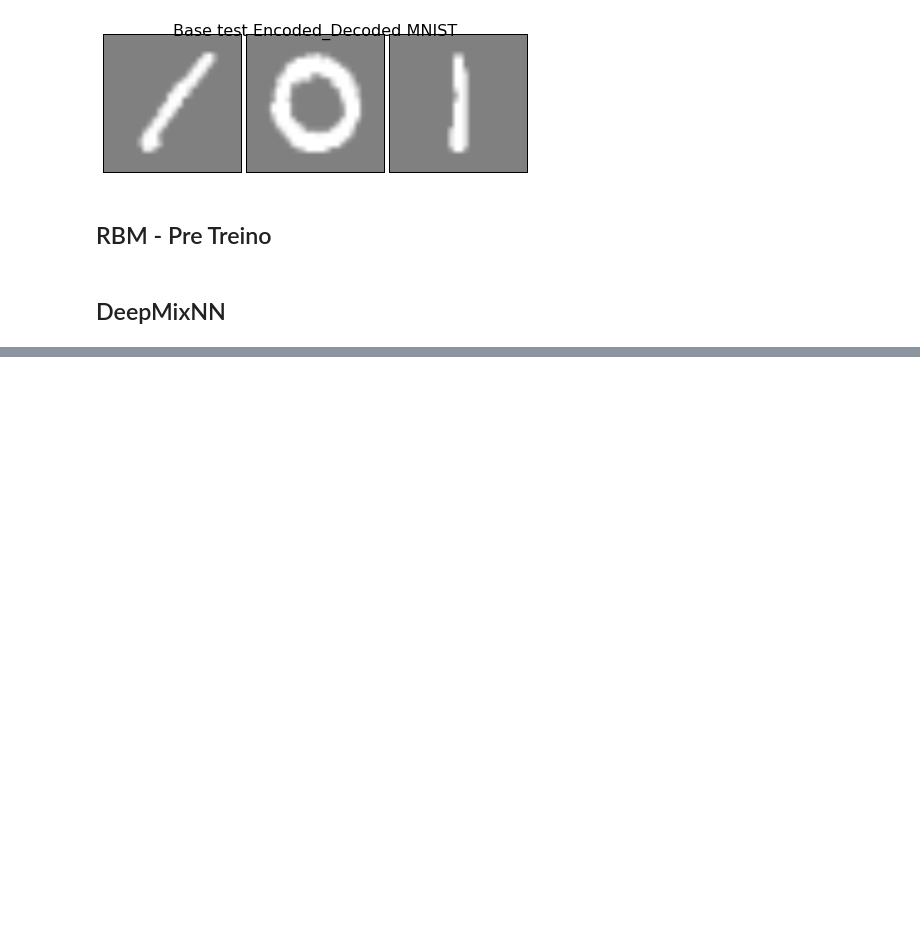
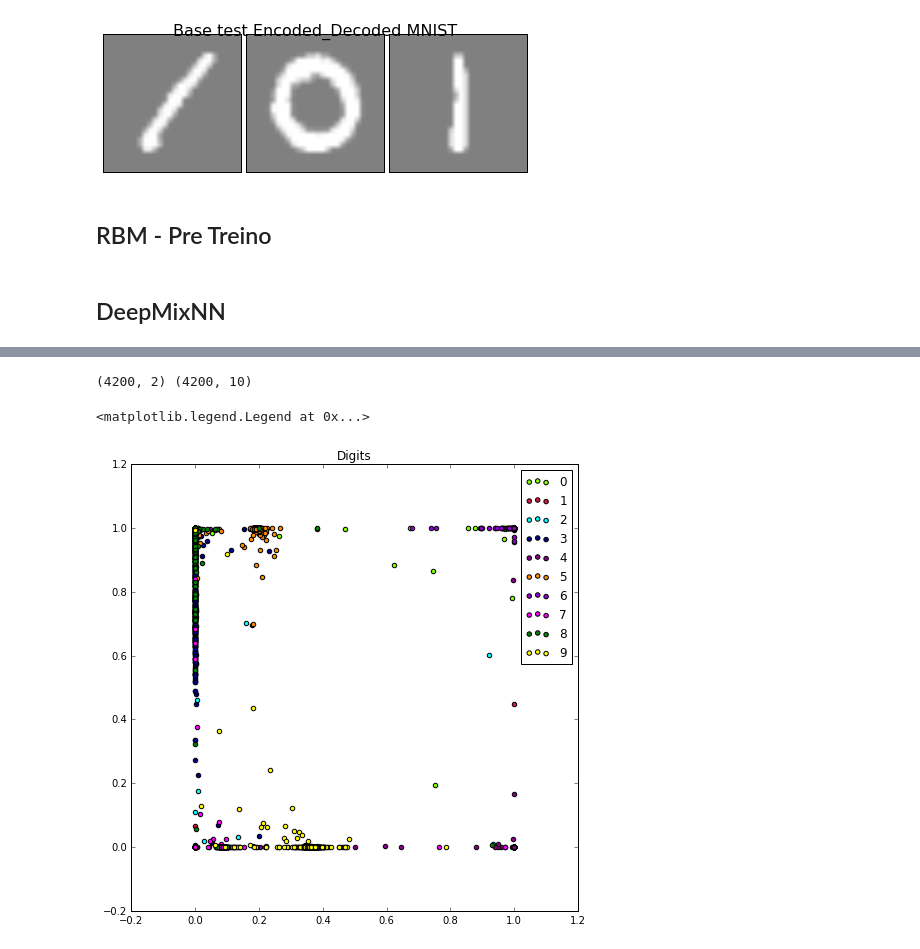
Before and after one commit to alvarojoao/deep-learning-projects, a Jupyter notebook: DeepMixNN-RBM-STACKED-classification.ipynb, the cells around one changed output, grey strips where cells are left out. Drawn from its saved outputs; the diff is of its cells as text; code cells hidden in the pictures; blank space fills up the shorter version.

```diff
--- a/DeepMixNN-RBM-STACKED-classification.ipynb
+++ b/DeepMixNN-RBM-STACKED-classification.ipynb
@@ -183,0 +259,12 @@ mixDbn.cost
+# %%
+
+# Autoencoder
+mixDbn = DeepMixNN(784,10, [1000, 500,250],  [['rbmw1', 'rbmhb1'],
+                                                ['rbmw2', 'rbmhb2'],
+                                                ['rbmw3', 'rbmhb3']],
+                                           finetune_learning_rate=0.3,keep_prob=0.9,dir_='mixDbn-noRBM')
+# Load RBM weights to Autoencoder
+# mixDbn.load_rbm_weights('./data-models/rbmw1.chp', ['rbmw1', 'rbmhb1'], 0)
+# mixDbn.load_rbm_weights('./data-models/rbmw2.chp', ['rbmw2', 'rbmhb2'], 1)
+# mixDbn.load_rbm_weights('./data-models/rbmw3.chp', ['rbmw3', 'rbmhb3'], 2)
+# mixDbn.load_rbm_weights('./data-models/rbmw4.chp', ['rbmw4', 'rbmhb4'], 3)
@@ -205,3 +470,0 @@ mixDbn
-# %%
-print(mixDbn.compute_cost(X_test,y_test))
-mixDbn.partial_fit(X_test,y_test)
@@ -211,4 +470,0 @@ mixDbn.partial_fit(X_test,y_test)
-# %%
-mixDbn.load_weights('./data-models/mixDbn.chp')
-y_true, y_pred = np.argmax(y_test, axis=1), mixDbn.predict(X_test) # Get our predictions
-print(classification_report(y_true, y_pred)) # Classification on each digit
@@ -237,0 +471,13 @@ saveFileForSubmission(mixDbn.predict(imagestest),custonFileName="custoMixDbn1.cs
+# %%
+colors= ["chartreuse","crimson","cyan","darkblue","darkmagenta","darkorange","darkviolet","fuchsia","green","yellow"]
+# colors = plt.cm.Spectral(np.linspace(0, 1, 10))
+
+X_transformed = mixDbn.transform(X_test)
+y_test_int = np.argmax(y_test, axis=1)
+
+plt.figure(figsize=(8, 8))
+for c, i,target_name in zip(colors, range(10),map(lambda x:str(x),range(10))):
+    plt.scatter(X_transformed[y_test_int == i, 0], X_transformed[y_test_int == i, 1],
+                c=c, label=target_name)
+    plt.title("Digits")
+plt.legend(loc="best")
@@ -237,0 +539,17 @@ saveFileForSubmission(mixDbn.predict(imagestest),custonFileName="custoMixDbn1.cs
+# %%
+colors= ["chartreuse","crimson","cyan","darkblue","darkmagenta","darkorange","darkviolet","fuchsia","green","yellow"]
+# colors = plt.cm.Spectral(np.linspace(0, 1, 10))
+
+X_transformed = mixDbn.transform(X_test)
+print(X_transformed.shape,y_test.shape)
+y_test_int = np.argmax(y_test, axis=1)
+plt.figure(figsize=(8, 8))
+for c, i,target_name in zip(colors, range(10),map(lambda x:str(x),range(10))):
+    plt.scatter(X_transformed[y_test_int == i, 0], X_transformed[y_test_int == i, 1],
+                c=c, label=target_name)
+    plt.title("Digits")
+plt.legend(loc="best")
+# %% [output]
+(4200, 2) (4200, 10)
+<matplotlib.legend.Legend at 0x...>
+[figure, added]
```
Also changed, not shown: parts of 33 cells of this notebook, 28 other files.
